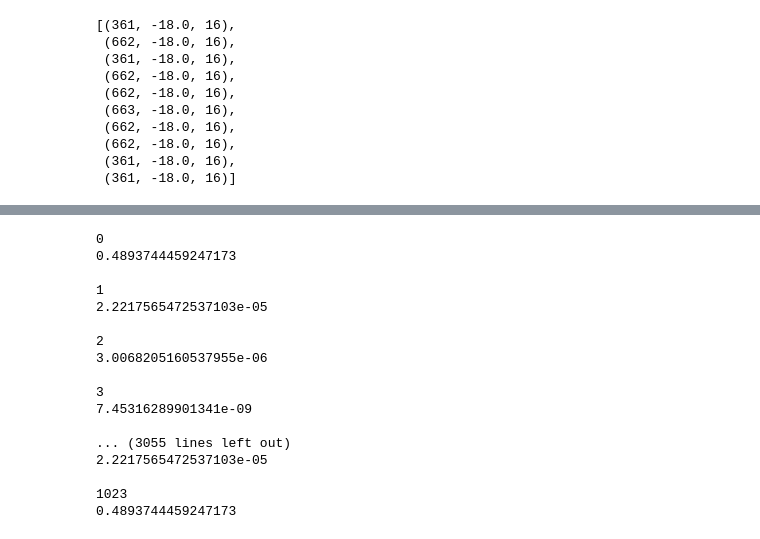
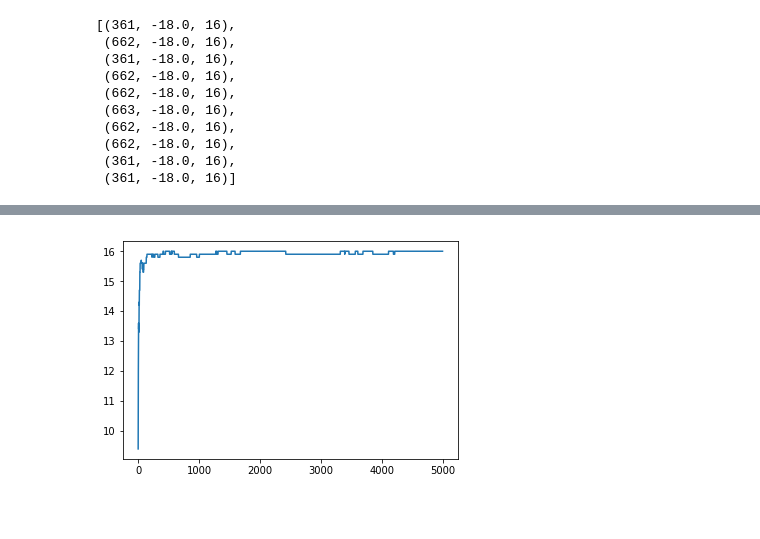
Before and after one commit to lili-chen/ising-optimization-rbm, a Jupyter notebook: gibbs_class.ipynb, the cells around one changed output, grey strips where cells are left out. Drawn from its saved outputs; the diff is of its cells as text; code cells hidden in the pictures; blank space fills up the shorter version.

```diff
--- a/gibbs_class.ipynb
+++ b/gibbs_class.ipynb
@@ -252,24 +301,4 @@ max_cut("N010-id00.txt", 1, 100000)
-# %%
-arr = calculate_distribution("N010-id00.txt")
-for j in range(len(arr)):
-    print(j)
-    print(arr[j])
-    print()
-# %% [output]
-0
-0.4893744459247173
-
-1
-2.2217565472537103e-05
-
-2
-3.0068205160537955e-06
-
-3
-7.45316289901341e-09
-
-... (3055 lines left out)
-2.2217565472537103e-05
-
-1023
-0.4893744459247173
+# %%
+plot_max_cut_efficiency("N010-id01.txt", 10, 5000)
+# %% [output]
+[figure, added]
```
Also changed, not shown: parts of 6 cells of this notebook.
